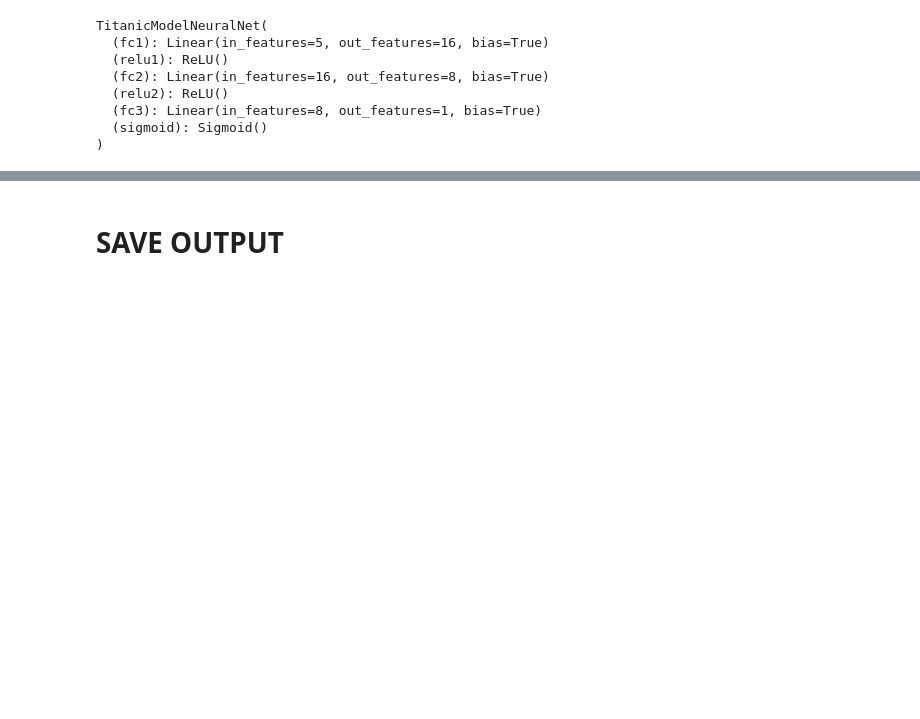
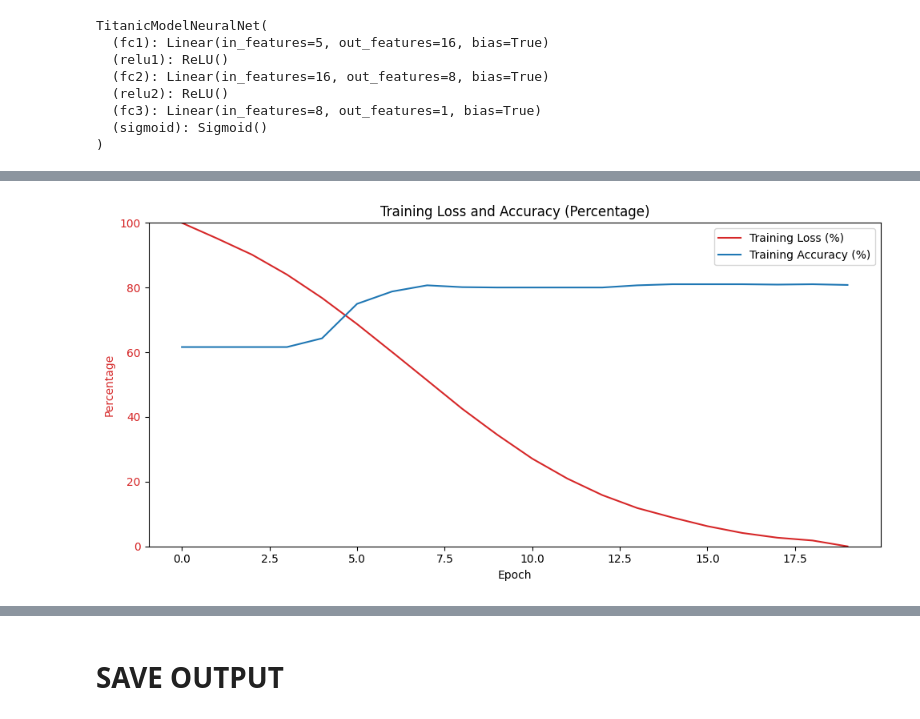
Before and after one commit to GioDude211/Kaggle_Projects, a Jupyter notebook: Titanic Competition/titanic_model_1.ipynb, the cells around one changed output, grey strips where cells are left out. Drawn from its saved outputs; the diff is of its cells as text; code cells hidden in the pictures; blank space fills up the shorter version.

```diff
--- a/Titanic Competition/titanic_model_1.ipynb
+++ b/Titanic Competition/titanic_model_1.ipynb
@@ -188,0 +225,26 @@ Epoch 12/20 - Train Loss: 0.4221, Train Acc: 81.03%
+# %%
+
+# Normalize Loss to 0-100% scale
+min_loss = np.min(train_losses)
+max_loss = np.max(train_losses)
+normalized_losses = [(loss - min_loss) / (max_loss - min_loss) * 100 for loss in train_losses]
+
+# Create a figure and axis objects
+fig, ax1 = plt.subplots(figsize=(10, 5))
+
+# Plot Loss on the primary y-axis
+color = 'tab:red'
+ax1.set_xlabel('Epoch')
+ax1.set_ylabel('Percentage', color=color)
+ax1.plot(normalized_losses, label='Training Loss (%)', color=color)
+ax1.plot(train_accuracies, label='Training Accuracy (%)', color='tab:blue')
+ax1.tick_params(axis='y', labelcolor=color)
+ax1.set_ylim(0, 100)  # Set y-axis limits to 0-100%
+
+# Add title and legend
+plt.title('Training Loss and Accuracy (Percentage)')
+fig.tight_layout()
+plt.legend()
+plt.show()
+# %% [output]
+[figure, added]
```
Also changed, not shown: parts of 6 cells of this notebook, 1 other file.
